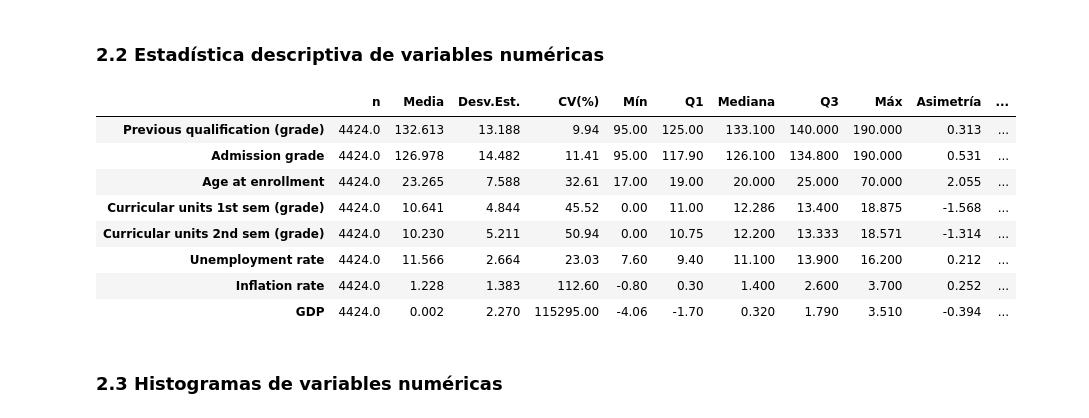
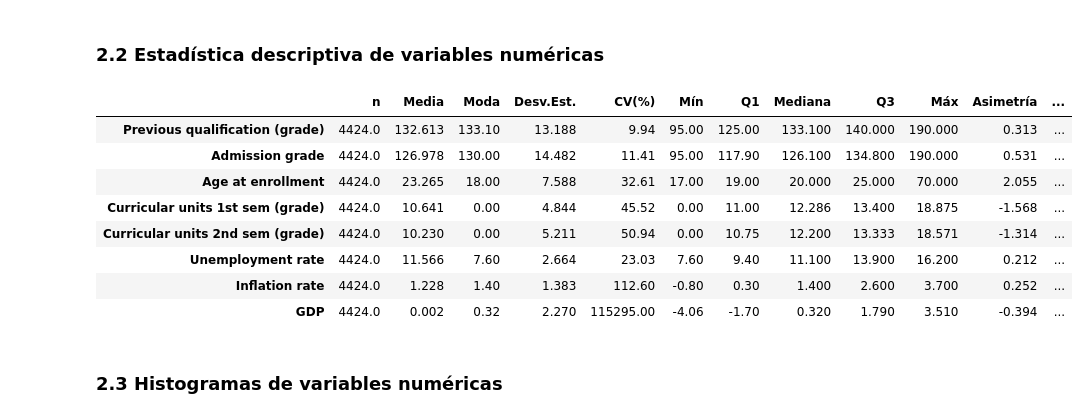
Before and after one commit to dark452/mcdi501-grupo1, a Jupyter notebook: notebooks/F2.ipynb, the cells around one changed output. Drawn from its saved outputs; the diff is of its cells as text; code cells hidden in the pictures.

Commit message:
feat(F2): Se agrega moda a estadistica descriptiva

```diff
--- a/notebooks/F2.ipynb
+++ b/notebooks/F2.ipynb
@@ -272,26 +272,27 @@ Enrolled   794  17.95
 # %%
 ALL_NUM = ['Previous qualification (grade)', 'Admission grade',
            'Age at enrollment', 'Curricular units 1st sem (grade)',
            'Curricular units 2nd sem (grade)', 'Unemployment rate',
            'Inflation rate', 'GDP']
 
 desc = df[ALL_NUM].describe().T
 desc['cv'] = (desc['std'] / desc['mean'] * 100).round(2)
 desc['skew'] = df[ALL_NUM].skew().round(3)
 desc['kurtosis'] = df[ALL_NUM].kurtosis().round(3)
-desc = desc[['count','mean','std','cv','min','25%','50%','75%','max','skew','kurtosis']]
-desc.columns = ['n','Media','Desv.Est.','CV(%)','Mín','Q1','Mediana','Q3','Máx','Asimetría','Curtosis']
+desc['mode'] = df[ALL_NUM].mode().iloc[0]
+desc = desc[['count', 'mean', 'mode', 'std', 'cv', 'min', '25%', '50%', '75%', 'max', 'skew', 'kurtosis']]
+desc.columns = ['n', 'Media', 'Moda', 'Desv.Est.', 'CV(%)', 'Mín', 'Q1', 'Mediana', 'Q3', 'Máx', 'Asimetría', 'Curtosis']
 desc.round(3)
 # %% [output]
-|  | n | Media | Desv.Est. | CV(%) | Mín | Q1 | Mediana | Q3 | Máx | Asimetría | ... |
-| Previous qualification (grade) | 4424.0 | 132.613 | 13.188 | 9.94 | 95.00 | 125.00 | 133.100 | 140.000 | 190.000 | 0.313 | ... |
-| Admission grade | 4424.0 | 126.978 | 14.482 | 11.41 | 95.00 | 117.90 | 126.100 | 134.800 | 190.000 | 0.531 | ... |
-| Age at enrollment | 4424.0 | 23.265 | 7.588 | 32.61 | 17.00 | 19.00 | 20.000 | 25.000 | 70.000 | 2.055 | ... |
-| Curricular units 1st sem (grade) | 4424.0 | 10.641 | 4.844 | 45.52 | 0.00 | 11.00 | 12.286 | 13.400 | 18.875 | -1.568 | ... |
-| Curricular units 2nd sem (grade) | 4424.0 | 10.230 | 5.211 | 50.94 | 0.00 | 10.75 | 12.200 | 13.333 | 18.571 | -1.314 | ... |
-| Unemployment rate | 4424.0 | 11.566 | 2.664 | 23.03 | 7.60 | 9.40 | 11.100 | 13.900 | 16.200 | 0.212 | ... |
-| Inflation rate | 4424.0 | 1.228 | 1.383 | 112.60 | -0.80 | 0.30 | 1.400 | 2.600 | 3.700 | 0.252 | ... |
-| GDP | 4424.0 | 0.002 | 2.270 | 115295.00 | -4.06 | -1.70 | 0.320 | 1.790 | 3.510 | -0.394 | ... |
+|  | n | Media | Moda | Desv.Est. | CV(%) | Mín | Q1 | Mediana | Q3 | Máx | Asimetría | ... |
+| Previous qualification (grade) | 4424.0 | 132.613 | 133.10 | 13.188 | 9.94 | 95.00 | 125.00 | 133.100 | 140.000 | 190.000 | 0.313 | ... |
+| Admission grade | 4424.0 | 126.978 | 130.00 | 14.482 | 11.41 | 95.00 | 117.90 | 126.100 | 134.800 | 190.000 | 0.531 | ... |
+| Age at enrollment | 4424.0 | 23.265 | 18.00 | 7.588 | 32.61 | 17.00 | 19.00 | 20.000 | 25.000 | 70.000 | 2.055 | ... |
+| Curricular units 1st sem (grade) | 4424.0 | 10.641 | 0.00 | 4.844 | 45.52 | 0.00 | 11.00 | 12.286 | 13.400 | 18.875 | -1.568 | ... |
+| Curricular units 2nd sem (grade) | 4424.0 | 10.230 | 0.00 | 5.211 | 50.94 | 0.00 | 10.75 | 12.200 | 13.333 | 18.571 | -1.314 | ... |
+| Unemployment rate | 4424.0 | 11.566 | 7.60 | 2.664 | 23.03 | 7.60 | 9.40 | 11.100 | 13.900 | 16.200 | 0.212 | ... |
+| Inflation rate | 4424.0 | 1.228 | 1.40 | 1.383 | 112.60 | -0.80 | 0.30 | 1.400 | 2.600 | 3.700 | 0.252 | ... |
+| GDP | 4424.0 | 0.002 | 0.32 | 2.270 | 115295.00 | -4.06 | -1.70 | 0.320 | 1.790 | 3.510 | -0.394 | ... |
 # %% [markdown]
 ### 2.3 Histogramas de variables numéricas
 # %%
```
Also changed, not shown: parts of 10 cells of this notebook, 7 other files.
